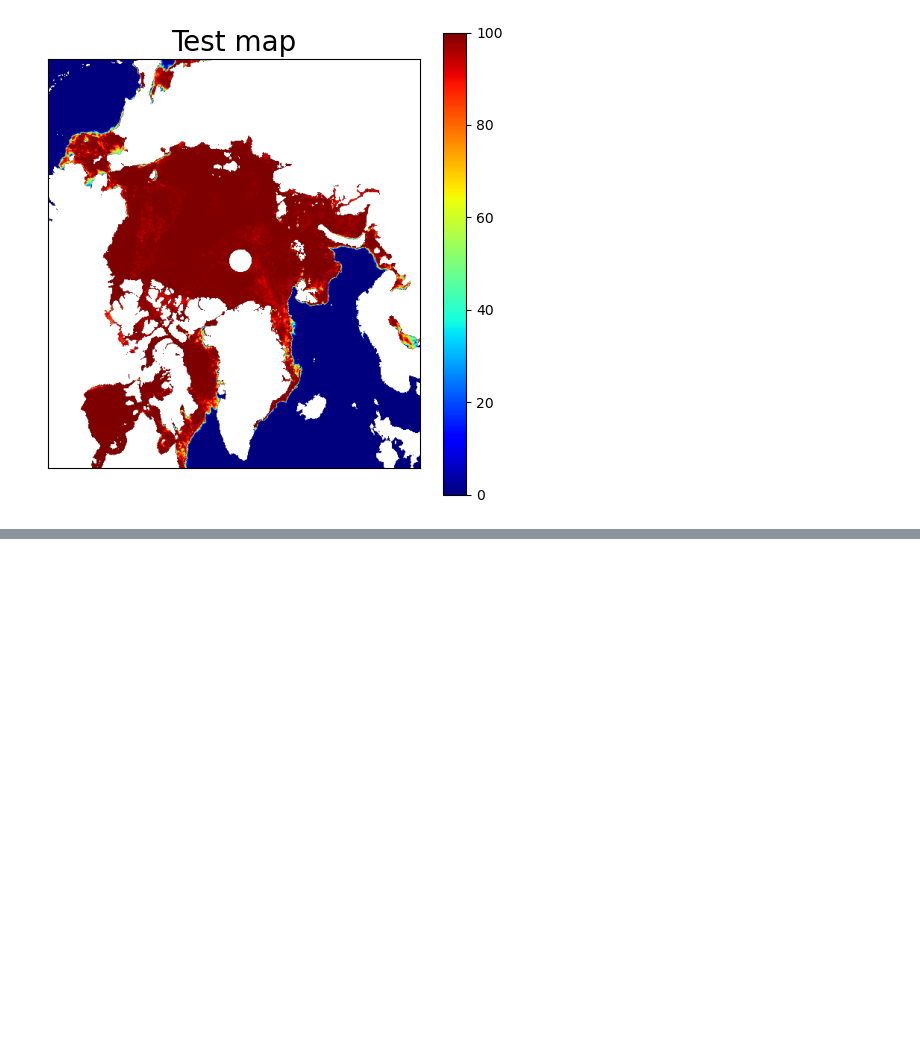
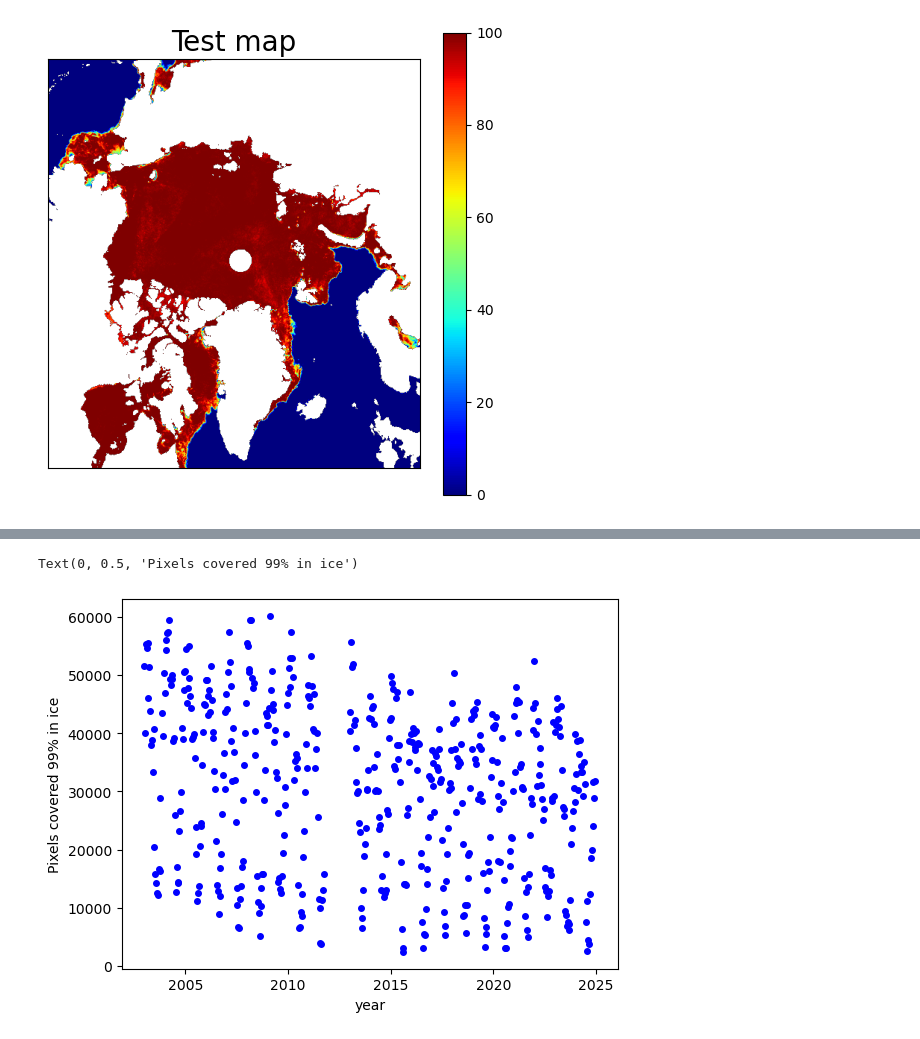
Before and after one commit to benjbrandt/physics725, a Jupyter notebook: Week4/Project_1_Arctic_Ice_maps_students.ipynb, the cells around one changed output, grey strips where cells are left out. Saved outputs shown, nothing was run; the diff lists cells and outputs as text; code cells hidden in the pictures; blank space fills up the shorter version.

```diff
--- a/Week4/Project_1_Arctic_Ice_maps_students.ipynb
+++ b/Week4/Project_1_Arctic_Ice_maps_students.ipynb
@@ -170,0 +285,10 @@ Text(0.5, 1.0, 'Test map')
+# %%
+plt.plot(times,pixels_above_99, 'ob', ms=4)
+plt.xlabel('year')
+plt.ylabel('Pixels covered 99% in ice')
+
+#print(pixels_above_99)
+#print(np.shape(pixels_above_99))
+# %% [output]
+Text(0, 0.5, 'Pixels covered 99% in ice')
+[figure, added]
```
Also changed, not shown: parts of 11 cells of this notebook.
